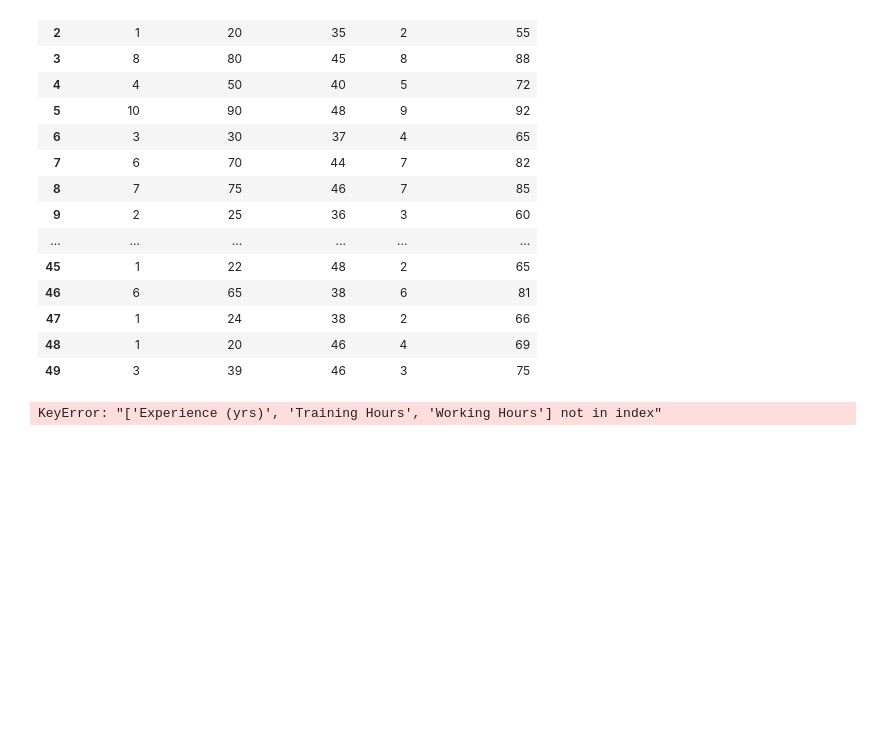
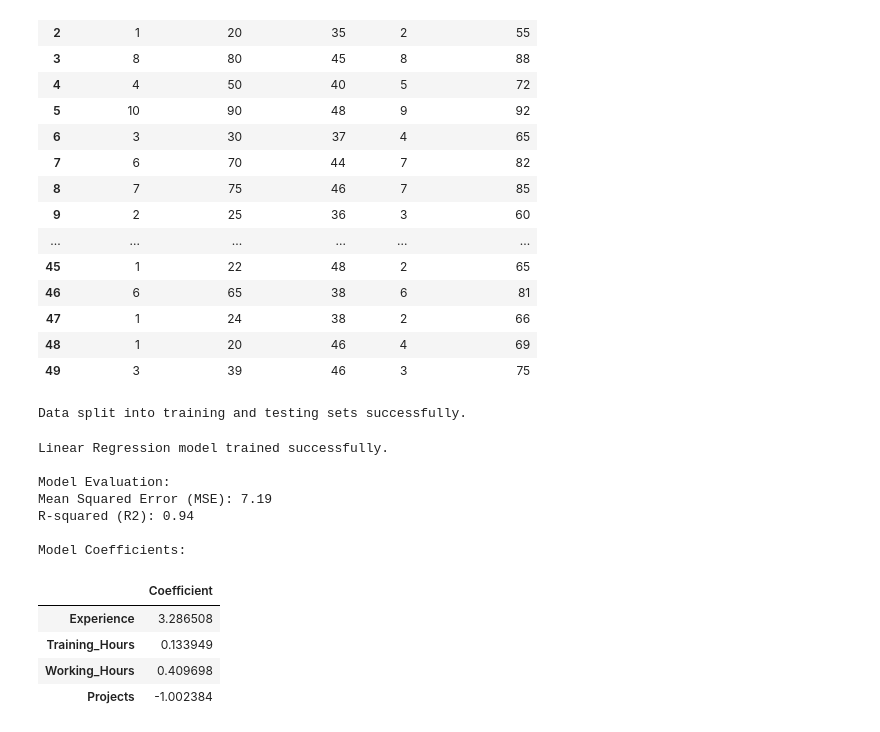
Before and after one commit to rameshjayamani-oss/GenAI_Assignment, a Jupyter notebook: Assignment_1.ipynb, the cells around one changed output. Cells and saved outputs as stored; diff of their text form; code cells hidden in the pictures; blank space fills up the shorter version.

```diff
--- a/Assignment_1.ipynb
+++ b/Assignment_1.ipynb
@@ -120,12 +120,51 @@ from sklearn.linear_model import LinearRegression
 from sklearn.metrics import mean_squared_error, r2_score
 
 # Define features (X) and target (y)
-X = final_df[['Experience (yrs)', 'Training Hours', 'Working Hours', 'Projects']]
-y = final_df['Productivity Score']
+X = final_df[['Experience', 'Training_Hours', 'Working_Hours', 'Projects']]
+y = final_df['Productivity_Score']
 
 # Split data into training and testing sets
 X_train, X_test, y_train, y_test = train_test_split(X, y, test_size=0.2, random_state=42)
 
 print("Data split into training and testing sets successfully.")
 # %% [output]
-KeyError: "['Experience (yrs)', 'Training Hours', 'Working Hours'] not in index"
+Data split into training and testing sets successfully.
+# %%
+# Initialize and train the Linear Regression model
+model = LinearRegression()
+model.fit(X_train, y_train)
+
+print("Linear Regression model trained successfully.")
+
+# Get the coefficients
+coefficients_df = pd.DataFrame({'Coefficient': model.coef_}, index=X.columns)
+
+# Assign to 'coefficients' as used in subsequent markdown cells
+coefficients = coefficients_df
+
+# Make predictions on the test set
+y_pred = model.predict(X_test)
+
+# Evaluate the model
+mse = mean_squared_error(y_test, y_pred)
+r2 = r2_score(y_test, y_pred)
+
+print(f"\nModel Evaluation:")
+print(f"Mean Squared Error (MSE): {mse:.2f}")
+print(f"R-squared (R2): {r2:.2f}")
+
+print("\nModel Coefficients:")
+display(coefficients)
+# %% [output]
+Linear Regression model trained successfully.
+
+Model Evaluation:
+Mean Squared Error (MSE): 7.19
+R-squared (R2): 0.94
+
+Model Coefficients:
+|  | Coefficient |
+| Experience | 3.286508 |
+| Training_Hours | 0.133949 |
+| Working_Hours | 0.409698 |
+| Projects | -1.002384 |
```
Also changed, not shown: parts of 2 cells of this notebook.
